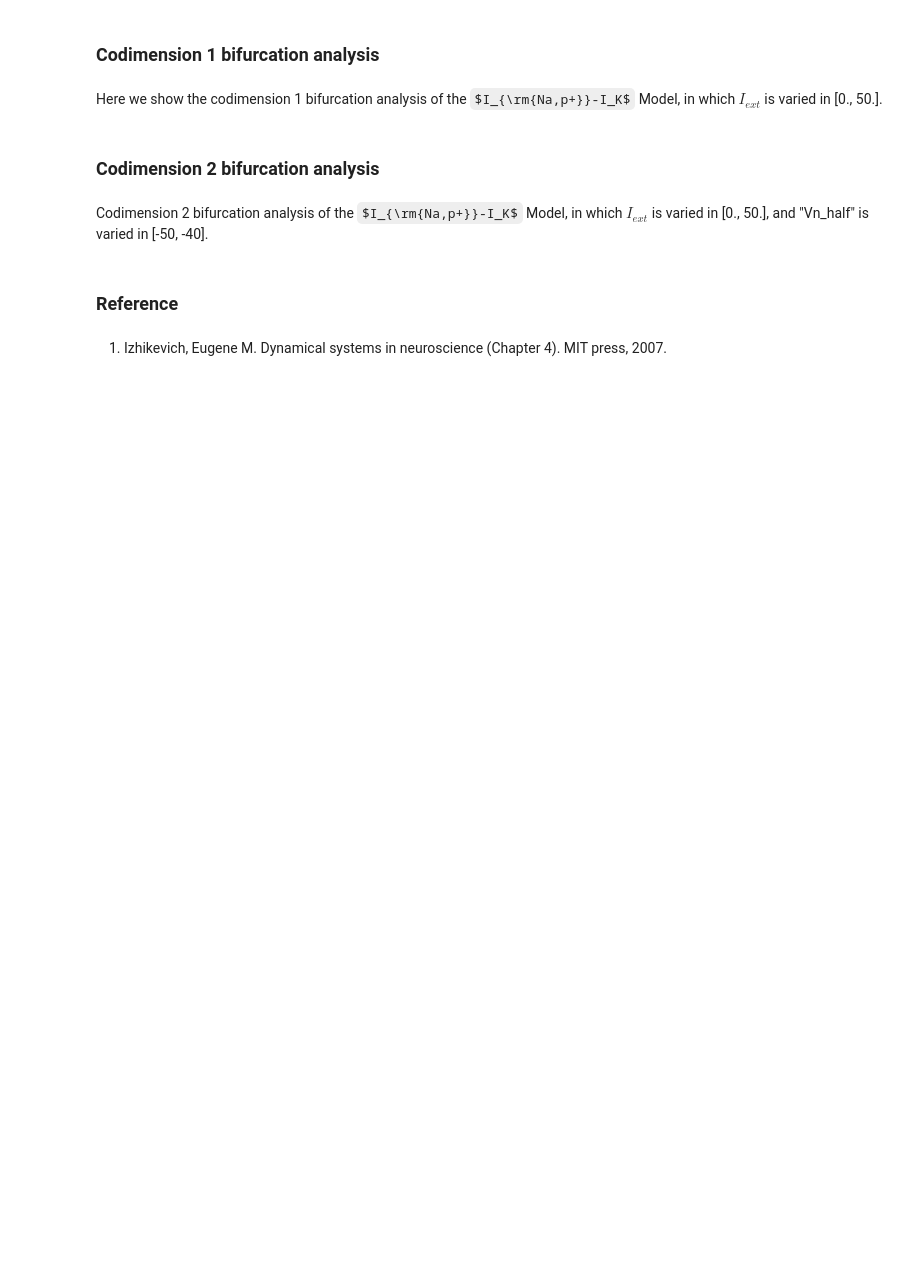
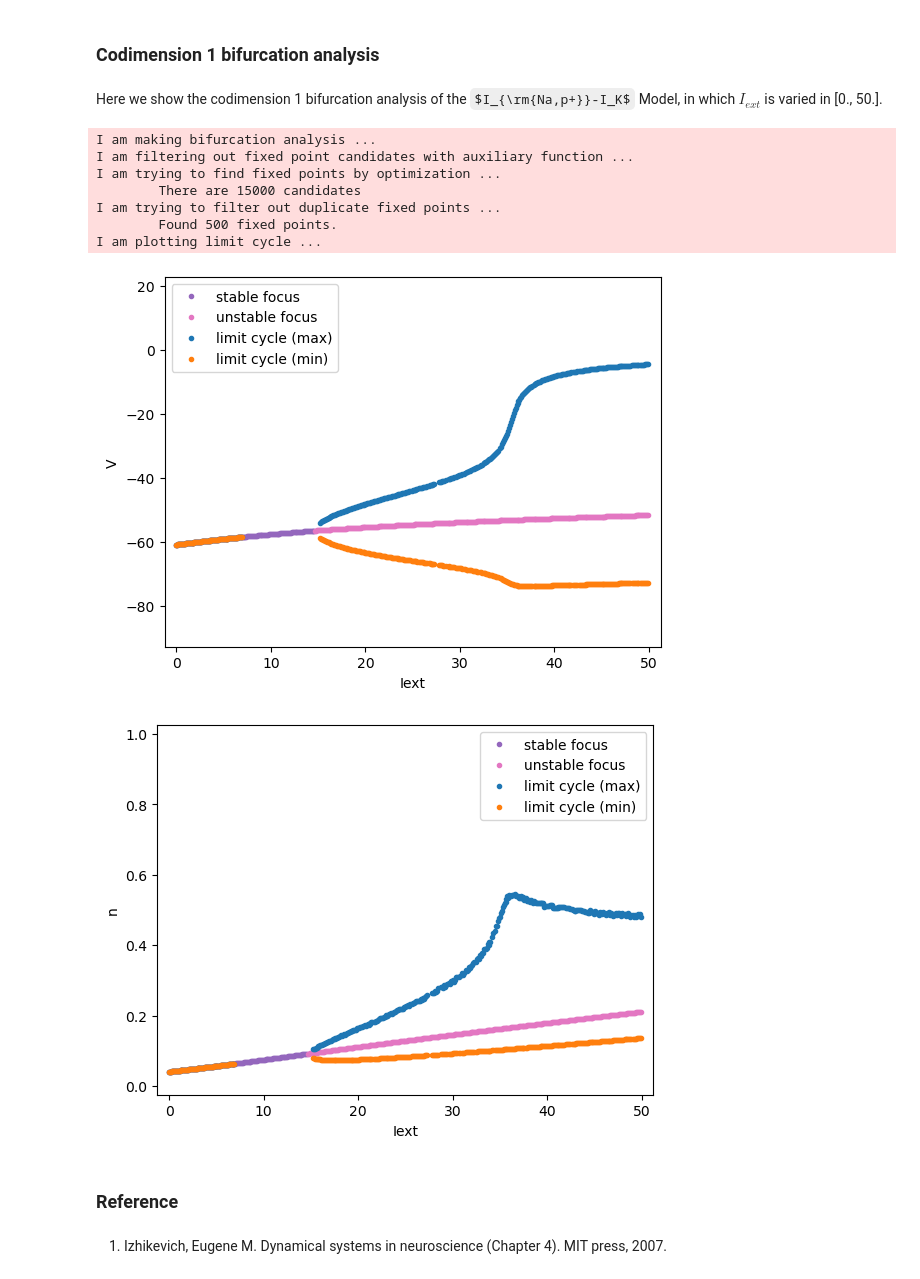
Before and after one commit to brainpy/examples, a Jupyter notebook: dynamics_analysis/2d_NaK_model.ipynb, the cells around one changed output. Drawn from its saved outputs; the diff is of its cells as text; code cells hidden in the pictures; some formulas as TeX source; blank space fills up the shorter version.

```diff
--- a/dynamics_analysis/2d_NaK_model.ipynb
+++ b/dynamics_analysis/2d_NaK_model.ipynb
@@ -23,6 +23,8 @@ import brainpy as bp
 import brainpy.math as bm
 
 bm.set_dt(dt=0.02)
+bm.enable_x64()
+bm.set_platform('cpu')
 # %%
 C = 1
 E_L = -78  # different from high-threshold model
@@ -71,15 +88,21 @@ def integral(V, n, t, Iext):
 # %% [markdown]
 Here we show the codimension 1 bifurcation analysis of the $I_{\rm{Na,p+}}-I_K$ Model, in which $I_{ext}$ is varied in [0., 50.].
 # %%
-analyzer = bp.symbolic.OldBifurcation(
-  integral,
+analyzer = bp.analysis.Bifurcation2D(
+  model=[int_V, int_n],
+  target_vars={"V": [-90., 20.], 'n': [0., 1.]},
   target_pars={'Iext': [0, 50.]},
-  target_vars={"V": [-90., 20.], 'n': [0., 1.],  },
-  numerical_resolution={'Iext': 1., 'V': 1., 'n': 0.1},
-  options={'sympy_solver_timeout': 20}
+  resolutions={'Iext': 0.1},
 )
-analyzer.plot_bifurcation(show=True)
+analyzer.plot_bifurcation(num_rank=30)
+analyzer.plot_limit_cycle_by_sim(duration=100., show=True)
+# %% [output]
+I am making bifurcation analysis ...
+I am filtering out fixed point candidates with auxiliary function ...
+I am trying to find fixed points by optimization ...
+        There are 15000 candidates
+I am trying to filter out duplicate fixed points ...
+        Found 500 fixed points.
+I am plotting limit cycle ...
+[figure, added]
+[figure, added]
-# %% [markdown]
-### Codimension 2 bifurcation analysis
-# %% [markdown]
-Codimension 2 bifurcation analysis of the $I_{\rm{Na,p+}}-I_K$ Model, in which $I_{ext}$ is varied in [0., 50.], and "Vn_half" is varied in [-50, -40].
```
Also changed, not shown: parts of 4 cells of this notebook, 14 other files.
